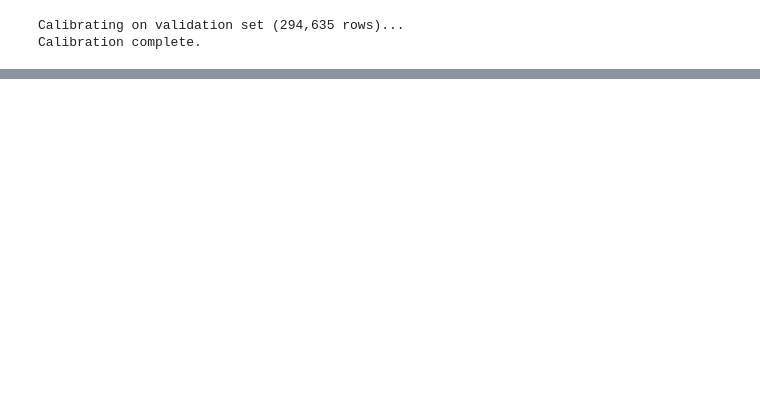
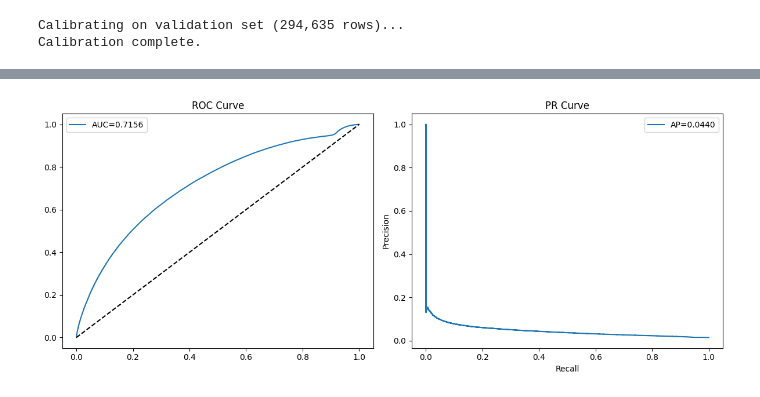
Before and after one commit to divija-rao/MBS_RiskManagement, a Jupyter notebook: regression_codes/regression_model_macro_vF.ipynb, the cells around one changed output, grey strips where cells are left out. Cells and saved outputs as stored; diff of their text form; code cells hidden in the pictures; blank space fills up the shorter version.

```diff
--- a/regression_codes/regression_model_macro_vF.ipynb
+++ b/regression_codes/regression_model_macro_vF.ipynb
@@ -480,3 +454,18 @@ Results saved to: /Users/dr/Documents/GitHub/MBS_RiskManagement/regression_codes
+# %%
+#Curves
+plt.figure(figsize=(12,5))
+plt.subplot(1,2,1)
+fpr, tpr, _ = roc_curve(y_test, y_prob)
+plt.plot(fpr, tpr, label=f"AUC={roc_auc_score(y_test, y_prob):.4f}")
+plt.plot([0,1],[0,1],'k--'); plt.title("ROC Curve"); plt.legend()
+
+plt.subplot(1,2,2)
+precision, recall, thresholds = precision_recall_curve(y_test, y_prob)
+plt.plot(recall, precision, label=f"AP={average_precision_score(y_test, y_prob):.4f}")
+plt.xlabel("Recall"); plt.ylabel("Precision"); plt.title("PR Curve"); plt.legend()
+plt.tight_layout(); plt.show()
+# %% [output]
+[figure, added]
 # %%
 import shap
 # %%
```
Also changed, not shown: parts of 8 cells of this notebook.
